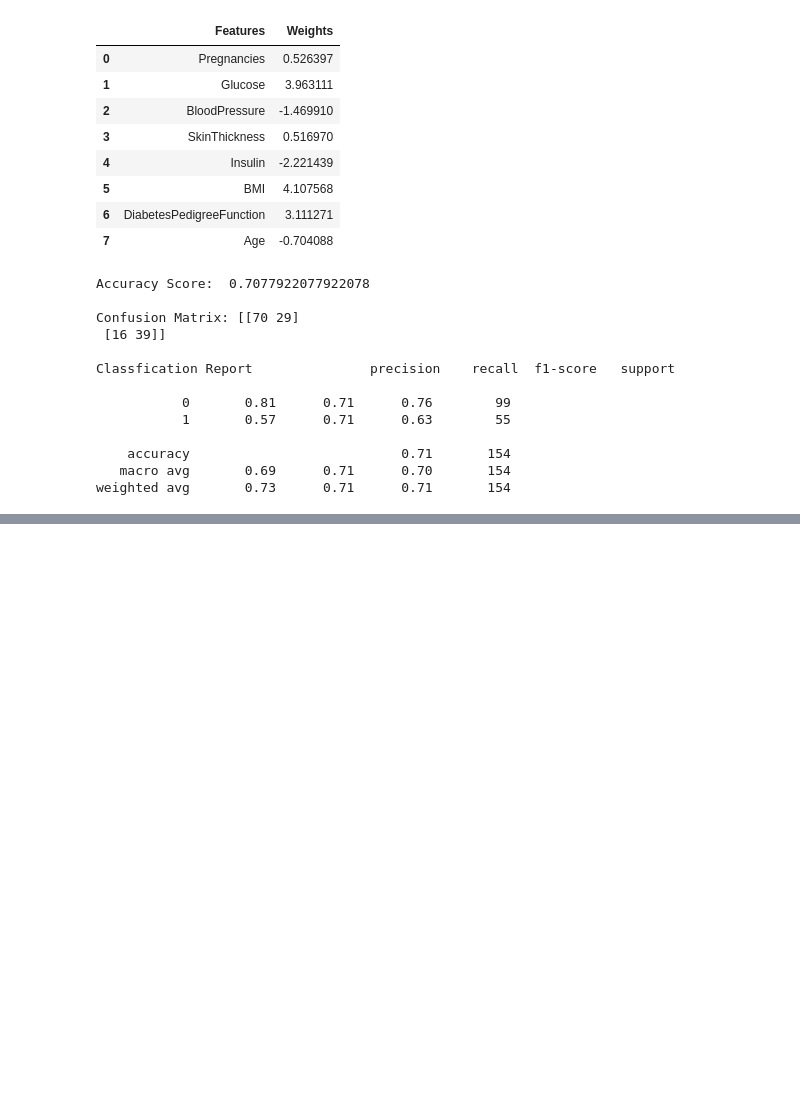
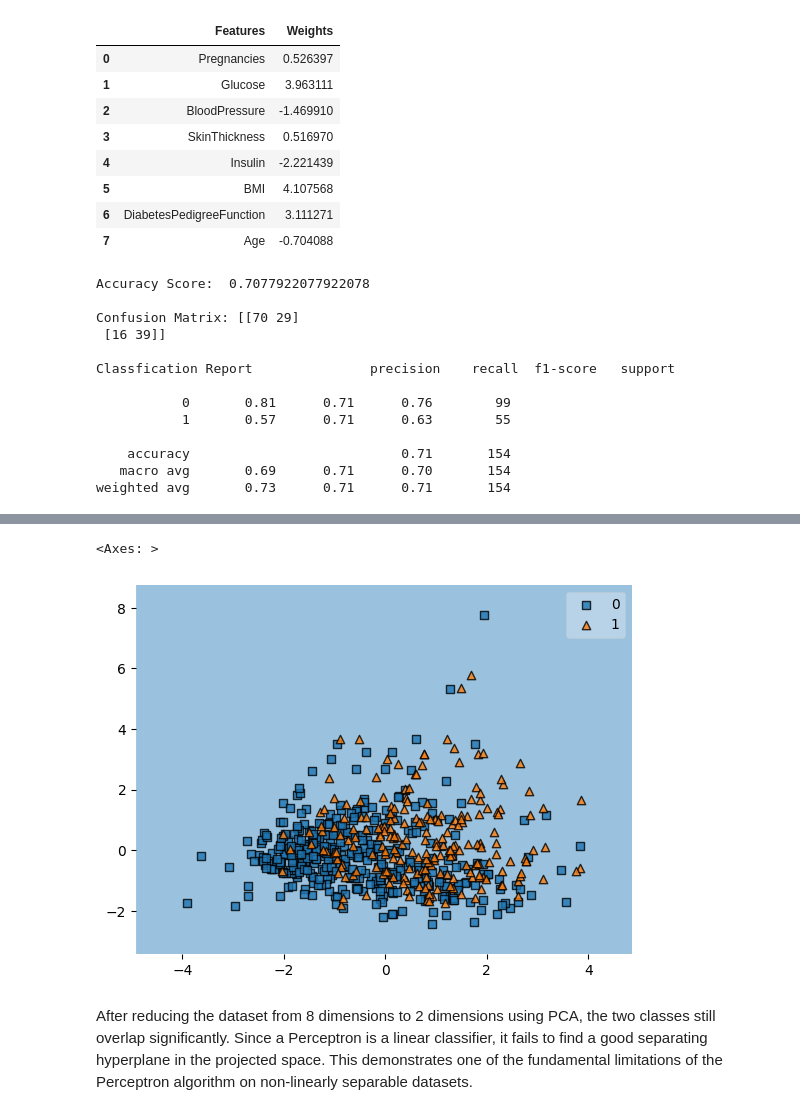
Before and after one commit to harkirat-data/perceptron-models, a Jupyter notebook: model2/Diabetes_dataset-model.ipynb, the cells around one changed output, grey strips where cells are left out. Drawn from its saved outputs; the diff is of its cells as text; code cells hidden in the pictures; blank space fills up the shorter version.

```diff
--- a/model2/Diabetes_dataset-model.ipynb
+++ b/model2/Diabetes_dataset-model.ipynb
@@ -158,0 +190,15 @@ weighted avg       0.73      0.71      0.71       154
+# %%
+from sklearn.model_selection import train_test_split
+
+X_train_pca, X_test_pca, y_train, y_test = train_test_split(
+    X_pca,
+    y,
+    test_size=0.2,
+    random_state=42
+)
+# %%
+pca_model = Perceptron()
+
+pca_model.fit(X_train_pca, y_train)
+
+y_pred = pca_model.predict(X_test_pca)
@@ -158,0 +209,13 @@ weighted avg       0.73      0.71      0.71       154
+# %%
+from mlxtend.plotting import plot_decision_regions
+
+plot_decision_regions(
+    X_train_pca,
+    y_train.to_numpy(),
+    clf=pca_model
+)
+# %% [output]
+<Axes: >
+[figure, added]
+# %% [markdown]
+After reducing the dataset from 8 dimensions to 2 dimensions using PCA, the two classes still overlap significantly. Since a Perceptron is a linear classifier, it fails to find a good separating hyperplane in the projected space. This demonstrates one of the fundamental limitations of the Perceptron algorithm on non-linearly separable datasets.
```
Also changed, not shown: parts of 8 cells of this notebook.
